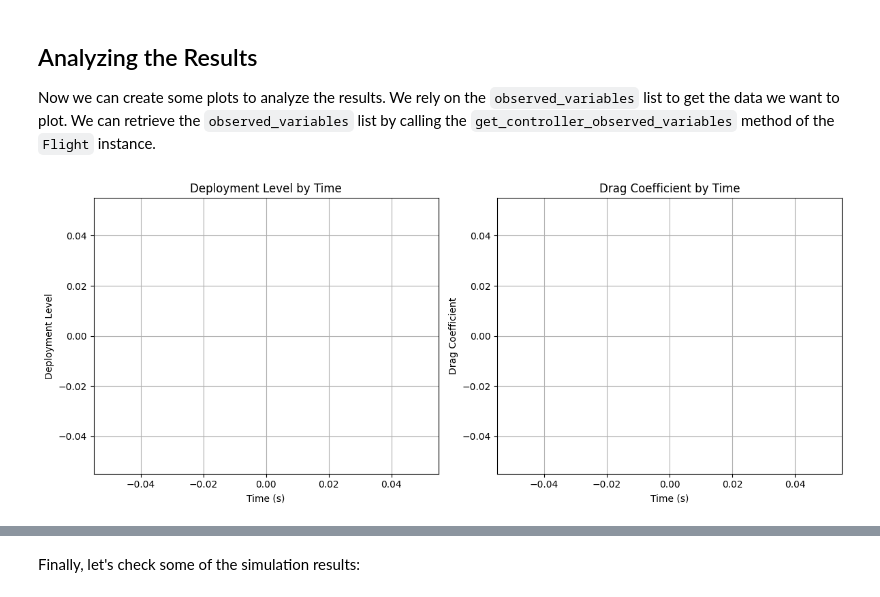
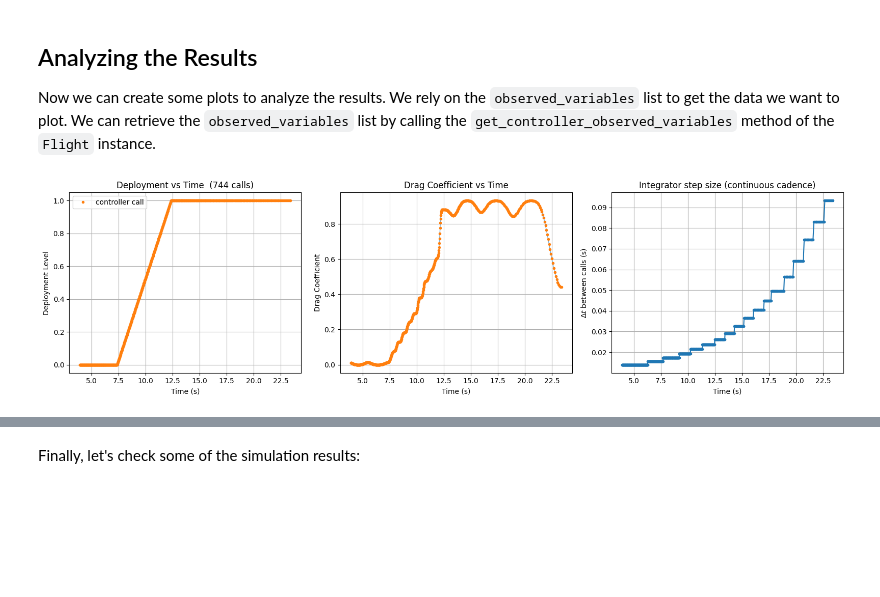
Before and after one commit to Malmahrouqi3/RocketPy-mo2, a Jupyter notebook: docs/user/airbrakes.ipynb, the cells around one changed output, grey strips where cells are left out. Saved outputs shown, nothing was run; the diff lists cells and outputs as text; code cells hidden in the pictures; blank space fills up the shorter version.

```diff
--- a/docs/user/airbrakes.ipynb
+++ b/docs/user/airbrakes.ipynb
@@ -270,23 +265,27 @@ Now we can add the air brakes to the rocket. We will set the `reference_area` to
 # %%
 from rocketpy.rocket.aero_surface import AirBrakes
 
-air_brakes_dis = AirBrakes(
+# Build an AirBrakes aerosurface directly and bind it to a CONTINUOUS controller.
+# add_continuous_controller registers the function with sampling_rate=math.inf,
+# which routes it to the per-solver-step execution path in Flight.
+air_brakes_cont = AirBrakes(
     drag_coefficient_curve="../../data/rockets/calisto/air_brakes_cd.csv",
     reference_area=calisto.area,
     clamp=True,
     override_rocket_drag=False,
     deployment_level=0,
-    name="Air Brakes (Con)"
+    name="Air Brakes (Continuous)",
 )
 
-calisto.add_continuous_controller(
+continuous_controller = calisto.add_continuous_controller(
     controller_function=controller_function,
-    interactive_objects=air_brakes_dis,
+    interactive_objects=air_brakes_cont,
     initial_observed_variables=[0, 0, 0],
-    name="Continuous Air Brakes Controller"
+    name="Continuous Air Brakes Controller",
 )
 
-calisto.air_brakes.append(air_brakes_dis)
+calisto.air_brakes.append(air_brakes_cont)
 
-air_brakes_dis.all_info()
+print(f"Controller sampling_rate = {continuous_controller.sampling_rate}  (math.inf => continuous)")
+air_brakes_cont.all_info()
 # %% [output]
@@ -313,32 +313,55 @@ test_flight = Flight(
 Now we can create some plots to analyze the results. We rely on the `observed_variables` list to get the data we want to plot. We can retrieve the `observed_variables` list by calling the `get_controller_observed_variables` method of the `Flight` instance.
 # %%
 import matplotlib.pyplot as plt
-time_list, deployment_level_list, drag_coefficient_list = [], [], []
+import numpy as np
 
 obs_vars = test_flight.get_controller_observed_variables()
 
-for time, deployment_level, drag_coefficient in obs_vars:
-    time_list.append(time)
-    deployment_level_list.append(deployment_level)
-    drag_coefficient_list.append(drag_coefficient)
+# Drop the initial_observed_variables seed ([0, 0, 0]) if present
+obs_vars = [row for row in obs_vars if not (row[0] == 0 and row[1] == 0 and row[2] == 0)]
 
-# Plot deployment level by time
-plt.figure(figsize=(12, 5))
-plt.subplot(1, 2, 1)
-plt.plot(time_list, deployment_level_list)
-plt.xlabel("Time (s)")
-plt.ylabel("Deployment Level")
-plt.title("Deployment Level by Time")
-plt.grid()
+time_list = [row[0] for row in obs_vars]
+deployment_level_list = [row[1] for row in obs_vars]
+drag_coefficient_list = [row[2] for row in obs_vars]
 
-# Plot drag coefficient by time
-plt.subplot(1, 2, 2)
-plt.plot(time_list, drag_coefficient_list)
-plt.xlabel("Time (s)")
-plt.ylabel("Drag Coefficient")
-plt.title("Drag Coefficient by Time")
-plt.grid()
+# Δt between successive controller calls = adaptive integrator step
+dts = np.diff(time_list)
+
+fig, axes = plt.subplots(1, 3, figsize=(16, 4.5))
+
+# (1) Deployment level vs time, with one marker per controller call.
+# Each marker is one "node" of the continuous controller — the points
+# coincide with the adaptive solver's natural step times.
+axes[0].plot(time_list, deployment_level_list, "-", lw=1, alpha=0.6)
+axes[0].plot(time_list, deployment_level_list, "o", ms=3, label="controller call")
+axes[0].set_xlabel("Time (s)")
+axes[0].set_ylabel("Deployment Level")
+axes[0].set_title(f"Deployment vs Time  ({len(time_list)} calls)")
+axes[0].grid(True)
+axes[0].legend()
+
+# (2) Drag coefficient over time
+axes[1].plot(time_list, drag_coefficient_list, "-", lw=1, alpha=0.6)
+axes[1].plot(time_list, drag_coefficient_list, "o", ms=3)
+axes[1].set_xlabel("Time (s)")
+axes[1].set_ylabel("Drag Coefficient")
+axes[1].set_title("Drag Coefficient vs Time")
+axes[1].grid(True)
+
+# (3) Per-call step size Δt — this is the actual integrator cadence the
+# continuous controller is exposed to. Discrete control would show a flat
+# horizontal line at 1/sampling_rate.
+axes[2].plot(time_list[1:], dts, "o-", ms=3)
+axes[2].set_xlabel("Time (s)")
+axes[2].set_ylabel(r"$\Delta t$ between calls (s)")
+axes[2].set_title("Integrator step size (continuous cadence)")
+axes[2].grid(True)
+
 plt.tight_layout()
 plt.show()
+
+print(f"Total controller calls : {len(time_list)}")
+print(f"Mean Δt between calls  : {dts.mean():.4g} s")
+print(f"Min / Max Δt           : {dts.min():.4g} s  /  {dts.max():.4g} s")
 # %% [output]
-[figure, old version]
+[figure, new version]
```
Also changed, not shown: parts of 6 cells of this notebook, 8 other files.
